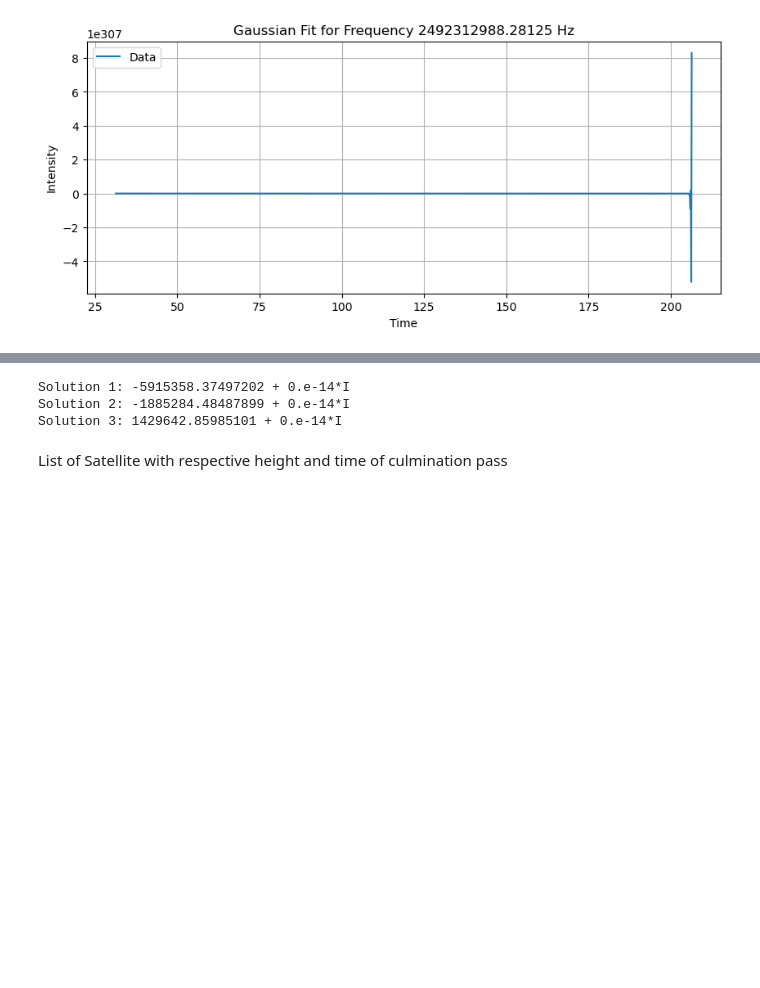
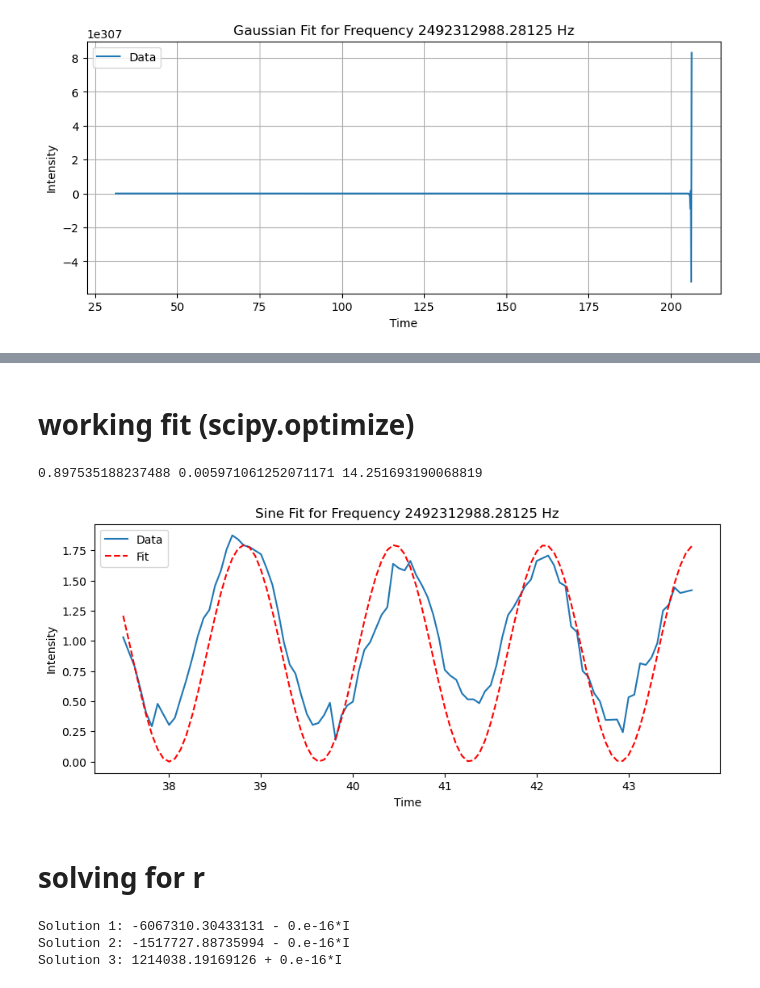
Before and after one commit to muellvin/radio-interferometry, a Jupyter notebook: data_sat.ipynb, the cells around one changed output, grey strips where cells are left out. Saved outputs shown, nothing was run; the diff lists cells and outputs as text; code cells hidden in the pictures; blank space fills up the shorter version.

```diff
--- a/data_sat.ipynb
+++ b/data_sat.ipynb
@@ -207,3 +183,41 @@ Peak Time Period: 32.61 to 49.42
+# %% [markdown]
+# working fit (scipy.optimize)
+# %%
+from scipy.optimize import minimize
+
+# Objective function (sum of squared residuals)
+def objective(params, x, y):
+    S, omega, phi = params
+    residuals = y - theoretical_fit(x, S, omega, phi)
+    return np.sum(residuals**2)
+
+initial_guess = [0.8, 0.007, 0.0]
+
+
+result = minimize(objective, initial_guess, args=(time_axis_rel, intensity_no_gauss_rel))
+
+# Extract fitted parameters
+S_fit, omega_fit, phi_fit = result.x
+
+print(S_fit, omega_fit, phi_fit)
+
+# Generate the fitted curve
+fitted_curve = theoretical_fit(time_axis_rel, S_fit, omega_fit, phi_fit)
+
+# Plot the fitted Gaussian over the data
+plt.figure(figsize=(10, 4))
+plt.plot(time_axis_rel, intensity_no_gauss_rel, label='Data')
+plt.plot(time_axis_rel, fitted_curve, label='Fit', linestyle='--', color='red')
+plt.xlabel('Time')
+plt.ylabel('Intensity')
+plt.title(f'Sine Fit for Frequency {chosen_frequency} Hz')
+plt.legend()
+plt.show()
+# %% [output]
+0.897535188237488 0.005971061252071171 14.251693190068819
+[figure, added]
+# %% [markdown]
+# solving for r
 # %%
 import sympy as sp
 
@@ -215,11 +229,9 @@ R = 6371 * 1000  # Radius of the Earth in meters
 G = 6.67430e-11  # Gravitational constant in m^3 kg^-1 s^-2
 M = 5.972e24  # Mass of the Earth in kg
 a = 14 * 0.01745329 # Beam angle in radians
-t = dTT
-omega = 0.005
 
-# Define the equation
-equation = r**3 + R*r**2 - (G * M ) / omega**2
+# Define the equation_fit
+equation = r**3 + R*r**2 - (G * M ) / omega_fit**2
 
 # Solve the equation for r
 solutions = sp.solve(equation, r)
@@ -228,8 +240,6 @@ solutions = sp.solve(equation, r)
 for i, sol in enumerate(solutions):
     print(f"Solution {i + 1}: {sol}")
 # %% [output]
-Solution 1: -5915358.37497202 + 0.e-14*I
-Solution 2: -1885284.48487899 + 0.e-14*I
-Solution 3: 1429642.85985101 + 0.e-14*I
+Solution 1: -6067310.30433131 - 0.e-16*I
+Solution 2: -1517727.88735994 - 0.e-16*I
+Solution 3: 1214038.19169126 + 0.e-16*I
-# %% [markdown]
-List of Satellite with respective height and time of culmination pass
```
Also changed, not shown: parts of 5 cells of this notebook, 1 other file.
